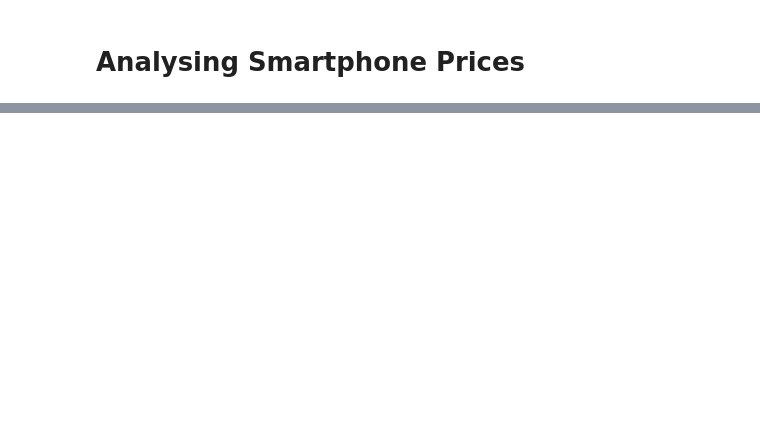
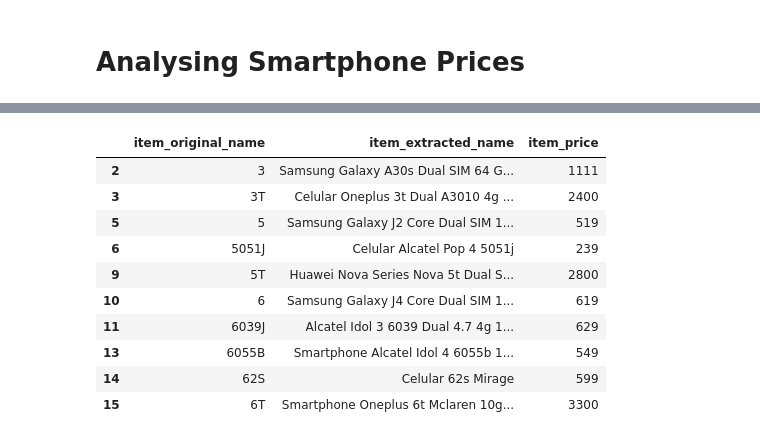
Before and after one commit to thiagolrpinho/phone_prices_crawler, a Jupyter notebook: main.ipynb, the cells around one changed output, grey strips where cells are left out. Cells and saved outputs as stored; diff of their text form; code cells hidden in the pictures; blank space fills up the shorter version.

```diff
--- a/main.ipynb
+++ b/main.ipynb
@@ -68,0 +166,14 @@ None
+# %%
+extracted_data.head(10)
+# %% [output]
+|  | item_original_name | item_extracted_name | item_price |
+| 2 | 3 | Samsung Galaxy A30s Dual SIM 64 G... | 1111 |
+| 3 | 3T | Celular Oneplus 3t Dual A3010 4g ... | 2400 |
+| 5 | 5 | Samsung Galaxy J2 Core Dual SIM 1... | 519 |
+| 6 | 5051J | Celular Alcatel Pop 4 5051j | 239 |
+| 9 | 5T | Huawei Nova Series Nova 5t Dual S... | 2800 |
+| 10 | 6 | Samsung Galaxy J4 Core Dual SIM 1... | 619 |
+| 11 | 6039J | Alcatel Idol 3 6039 Dual 4.7 4g 1... | 629 |
+| 13 | 6055B | Smartphone Alcatel Idol 4 6055b 1... | 549 |
+| 14 | 62S | Celular 62s Mirage | 599 |
+| 15 | 6T | Smartphone Oneplus 6t Mclaren 10g... | 3300 |
```
Also changed, not shown: parts of 15 cells of this notebook, 1 other file.
